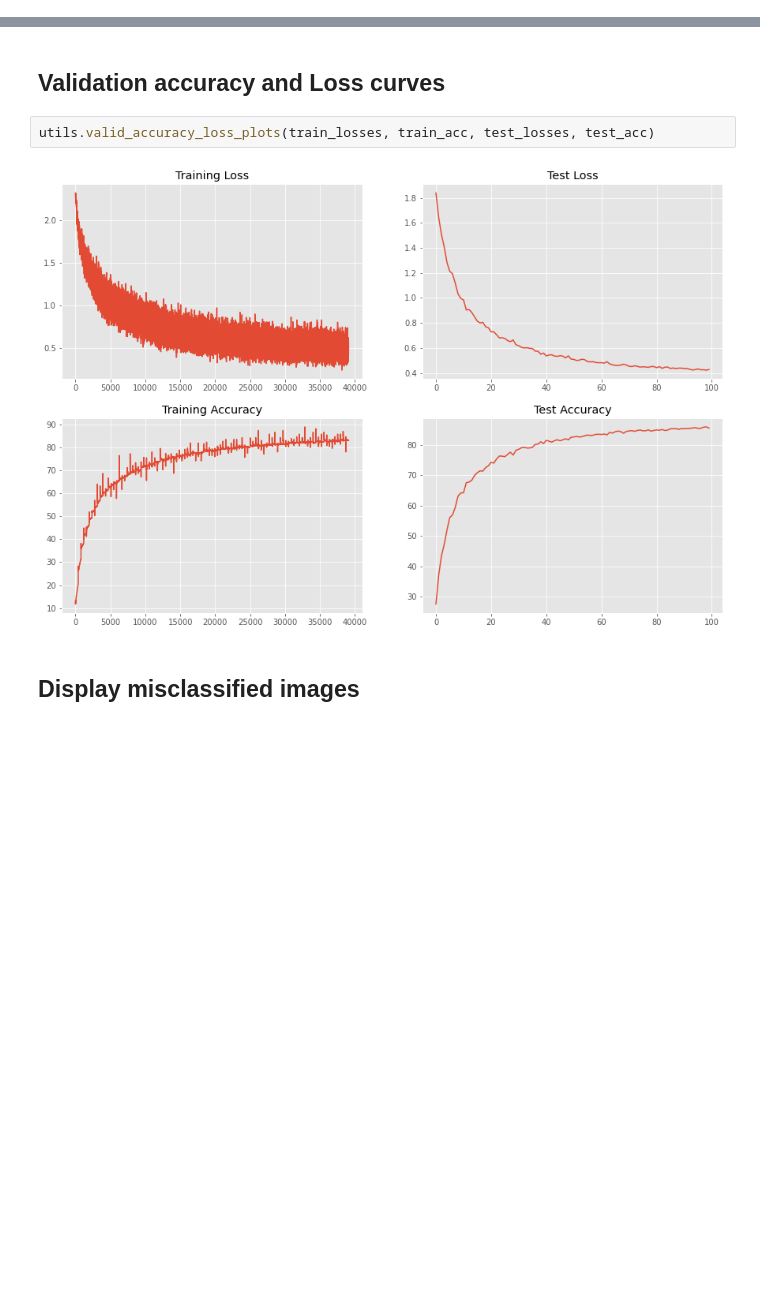
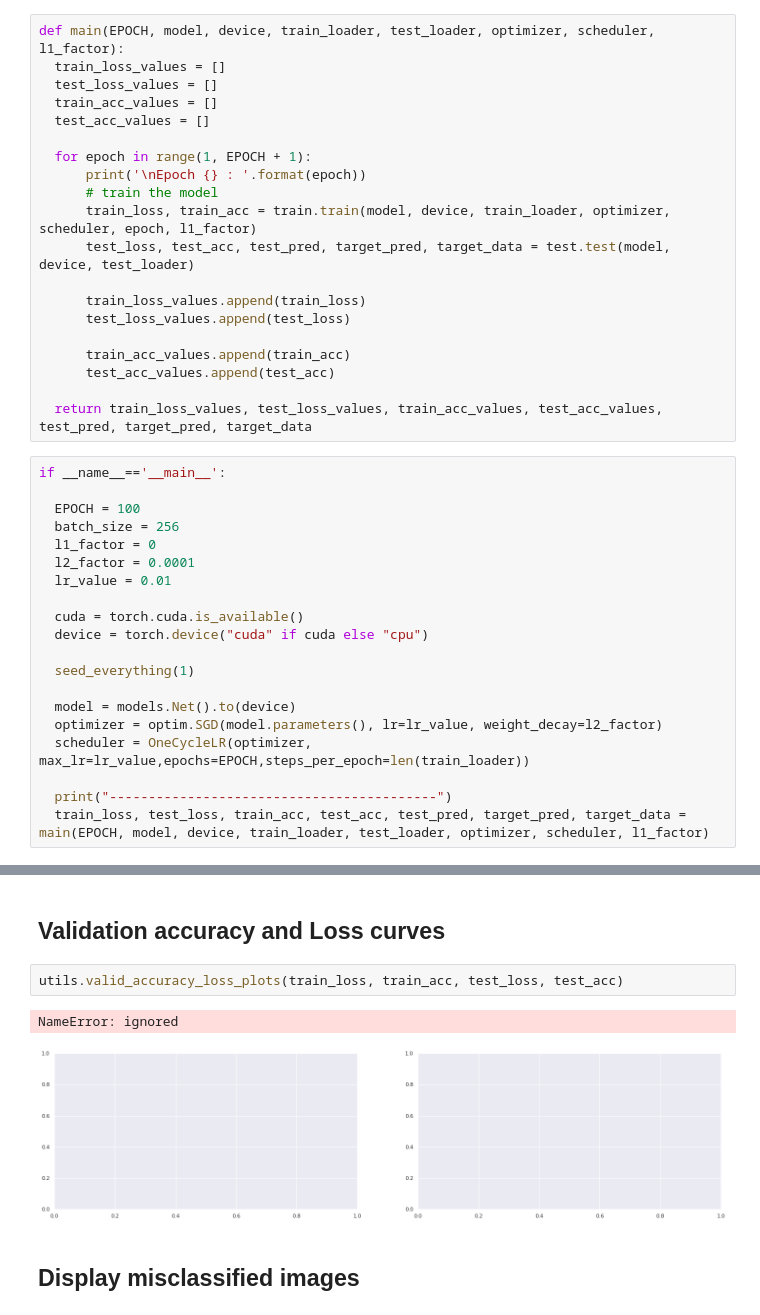
Before and after one commit to Arijit-datascience/CIFAR10_Image_Recognition, a Jupyter notebook: CIFAR10_Image_Recognition.ipynb, the cells around one changed output, grey strips where cells are left out. Drawn from its saved outputs; the diff is of its cells as text; blank space fills up the shorter version.

```diff
--- a/CIFAR10_Image_Recognition.ipynb
+++ b/CIFAR10_Image_Recognition.ipynb
@@ -166,0 +130,40 @@ Test set: Average loss: 0.4273, Test Accuracy: 8556/10000 (85.56%)
+# %%
+def main(EPOCH, model, device, train_loader, test_loader, optimizer, scheduler, l1_factor):
+  train_loss_values = []
+  test_loss_values = []
+  train_acc_values = []
+  test_acc_values = []
+
+  for epoch in range(1, EPOCH + 1):
+      print('\nEpoch {} : '.format(epoch))
+      # train the model
+      train_loss, train_acc = train.train(model, device, train_loader, optimizer, scheduler, epoch, l1_factor)
+      test_loss, test_acc, test_pred, target_pred, target_data = test.test(model, device, test_loader)
+
+      train_loss_values.append(train_loss)
+      test_loss_values.append(test_loss)
+
+      train_acc_values.append(train_acc)
+      test_acc_values.append(test_acc)
+
+  return train_loss_values, test_loss_values, train_acc_values, test_acc_values, test_pred, target_pred, target_data
+# %%
+if __name__=='__main__':
+
+  EPOCH = 100
+  batch_size = 256
+  l1_factor = 0
+  l2_factor = 0.0001
+  lr_value = 0.01
+
+  cuda = torch.cuda.is_available()
+  device = torch.device("cuda" if cuda else "cpu")
+
+  seed_everything(1)
+
+  model = models.Net().to(device)
+  optimizer = optim.SGD(model.parameters(), lr=lr_value, weight_decay=l2_factor)
+  scheduler = OneCycleLR(optimizer, max_lr=lr_value,epochs=EPOCH,steps_per_epoch=len(train_loader))
+
+  print("------------------------------------------")
+  train_loss, test_loss, train_acc, test_acc, test_pred, target_pred, target_data = main(EPOCH, model, device, train_loader, test_loader, optimizer, scheduler, l1_factor)
@@ -167,9 +188,10 @@ Test set: Average loss: 0.4273, Test Accuracy: 8556/10000 (85.56%)
 # %% [markdown]
 ## Validation accuracy and Loss curves
 # %%
-utils.valid_accuracy_loss_plots(train_losses, train_acc, test_losses, test_acc)
+utils.valid_accuracy_loss_plots(train_loss, train_acc, test_loss, test_acc)
 # %% [output]
+NameError: ignored
-[figure, old version]
+[figure, new version]
 # %% [markdown]
 ## Display misclassified images
 # %%
```
Also changed, not shown: parts of 12 cells of this notebook.
